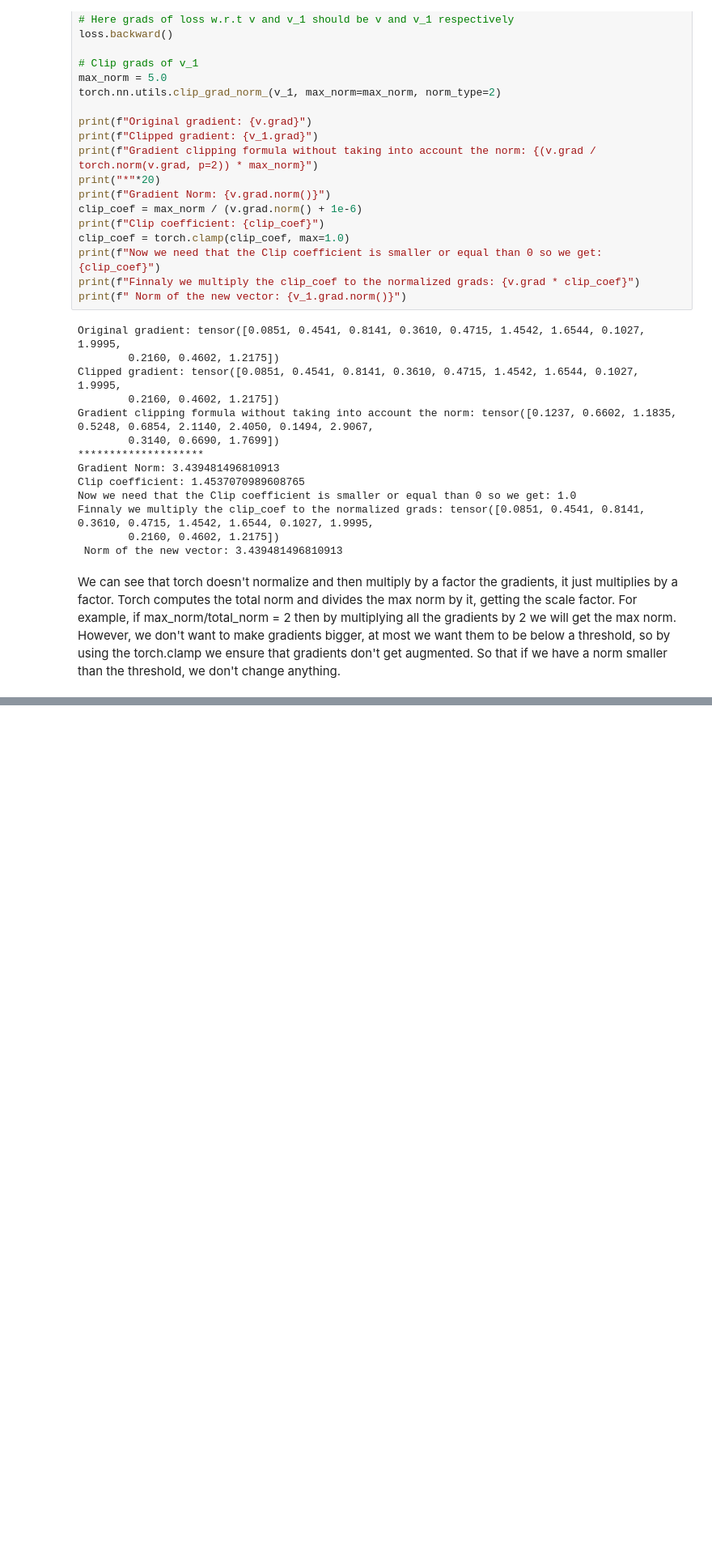
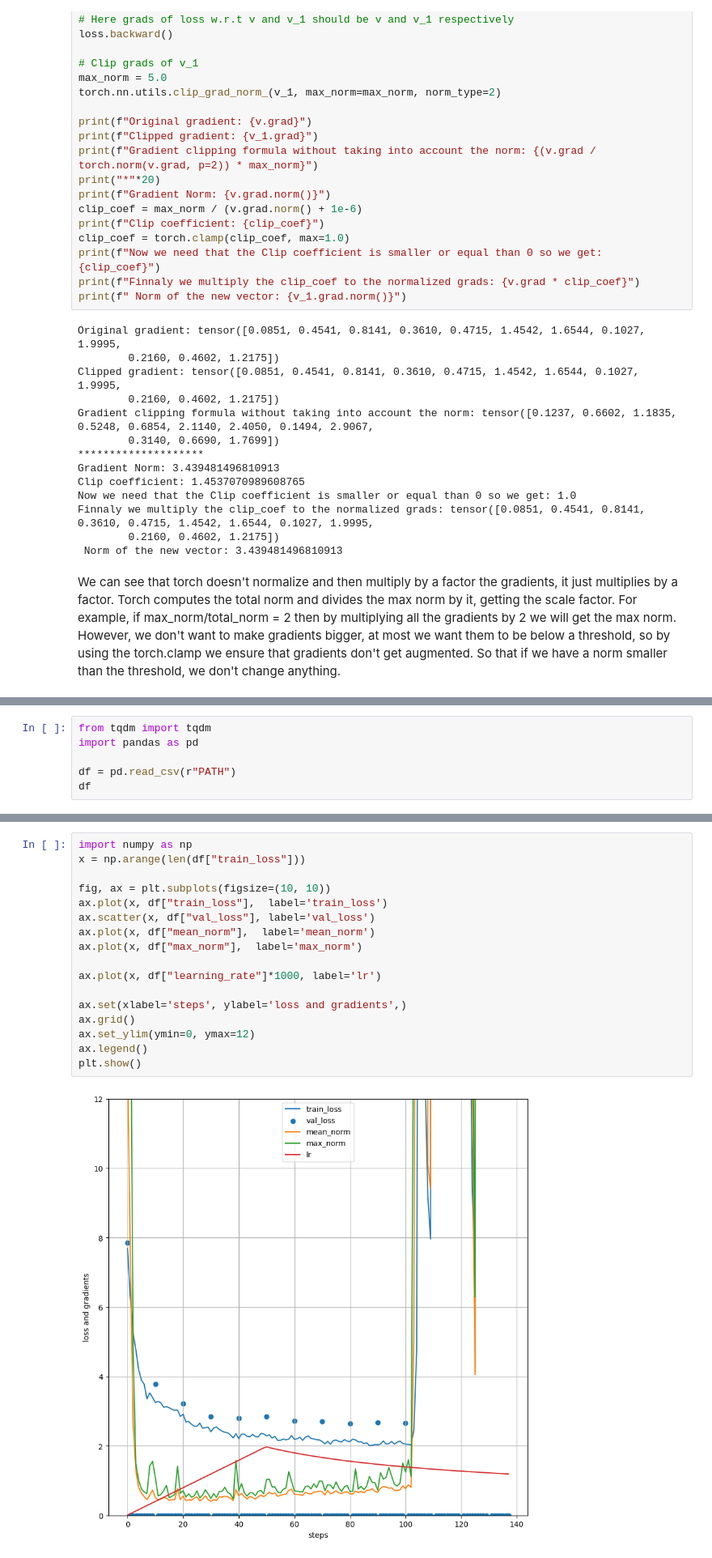
Before and after one commit to deeplearningcafe/transformer-pytorch, a Jupyter notebook: notebooks/Debug.ipynb, the cells around one changed output, grey strips where cells are left out. Shown at 81% size. Cells and saved outputs as stored; diff of their text form; blank space fills up the shorter version.

```diff
--- a/notebooks/Debug.ipynb
+++ b/notebooks/Debug.ipynb
@@ -494,0 +504,6 @@ We can see that torch doesn't normalize and then multiply by a factor the gradie
+# %%
+from tqdm import tqdm
+import pandas as pd
+
+df = pd.read_csv(r"PATH")
+df
@@ -494,0 +532,19 @@ We can see that torch doesn't normalize and then multiply by a factor the gradie
+# %%
+import numpy as np
+x = np.arange(len(df["train_loss"]))
+
+fig, ax = plt.subplots(figsize=(10, 10))
+ax.plot(x, df["train_loss"],  label='train_loss')
+ax.scatter(x, df["val_loss"], label='val_loss')
+ax.plot(x, df["mean_norm"],  label='mean_norm')
+ax.plot(x, df["max_norm"],  label='max_norm')
+
+ax.plot(x, df["learning_rate"]*1000, label='lr')
+
+ax.set(xlabel='steps', ylabel='loss and gradients',)
+ax.grid()
+ax.set_ylim(ymin=0, ymax=12)
+ax.legend()
+plt.show()
+# %% [output]
+[figure, added]
```
Also changed, not shown: parts of 26 cells of this notebook, 5 other files.
